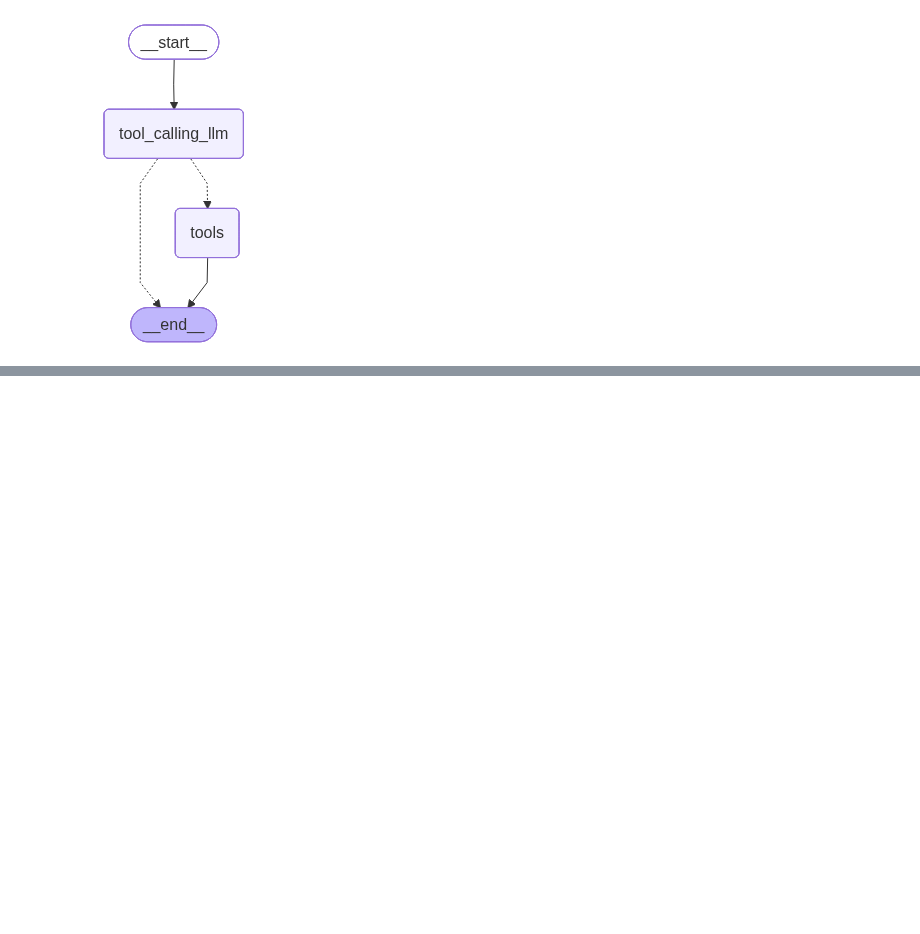
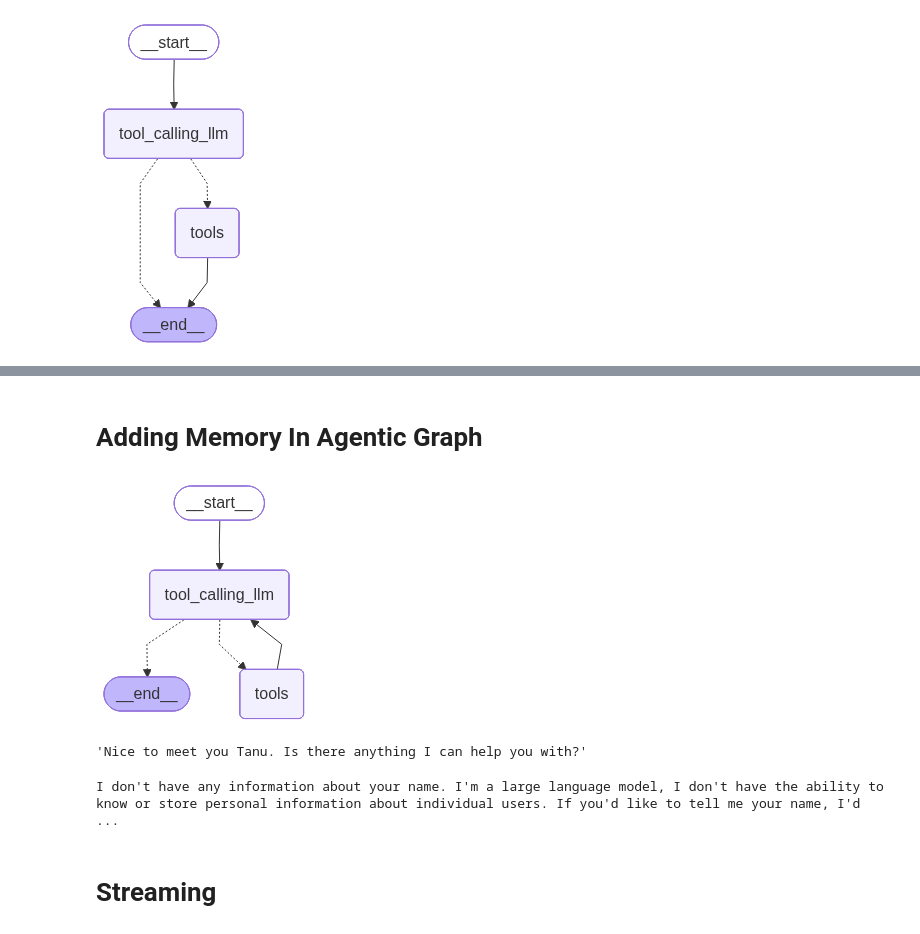
Before and after one commit to tanutiwarii/Agentic-LangGraph, a Jupyter notebook: BasicChatbot/BasicChatbot.ipynb, the cells around one changed output, grey strips where cells are left out. Drawn from its saved outputs; the diff is of its cells as text; code cells hidden in the pictures; blank space fills up the shorter version.

```diff
--- a/BasicChatbot/BasicChatbot.ipynb
+++ b/BasicChatbot/BasicChatbot.ipynb
@@ -208,0 +269,53 @@ Name: tavily_search
+# %% [markdown]
+# Adding Memory In Agentic Graph
+# %%
+## Stategraph
+from langgraph.graph import StateGraph,START
+from langgraph.prebuilt import ToolNode
+from langgraph.prebuilt import tools_condition
+from langgraph.checkpoint.memory import MemorySaver
+
+memory = MemorySaver()
+
+## Node definition
+def tool_calling_llm(state:State):
+    return {"messages":[llm_with_tool.invoke(state["messages"])]}
+
+## Grpah
+builder=StateGraph(State)
+builder.add_node("tool_calling_llm",tool_calling_llm)
+builder.add_node("tools",ToolNode(tools))
+
+## Add Edges
+builder.add_edge(START, "tool_calling_llm")
+builder.add_conditional_edges(
+    "tool_calling_llm",
+    # If the latest message (result) from assistant is a tool call -> tools_condition routes to tools
+    # If the latest message (result) from assistant is a not a tool call -> tools_condition routes to END
+    tools_condition
+)
+builder.add_edge("tools","tool_calling_llm")
+
+## compile the graph
+graph=builder.compile(checkpointer=memory)
+
+from IPython.display import Image, display
+display(Image(graph.get_graph().draw_mermaid_png()))
+# %% [output]
+[figure, added]
+# %%
+config={"configurable":{"thread_id":"1"}}
+
+response=graph.invoke({"messages":"Hi my name is Tanu"},config=config)
+
+response['messages'][-1].content
+# %% [output]
+'Nice to meet you Tanu. Is there anything I can help you with?'
+# %%
+response=graph.invoke({"messages":"Hey what is my name"},config=config)
+
+print(response['messages'][-1].content)
+# %% [output]
+I don't have any information about your name. I'm a large language model, I don't have the ability to know or store personal information about individual users. If you'd like to tell me your name, I'd ...
+# %% [markdown]
+# Streaming
```
Also changed, not shown: parts of 18 cells of this notebook.
